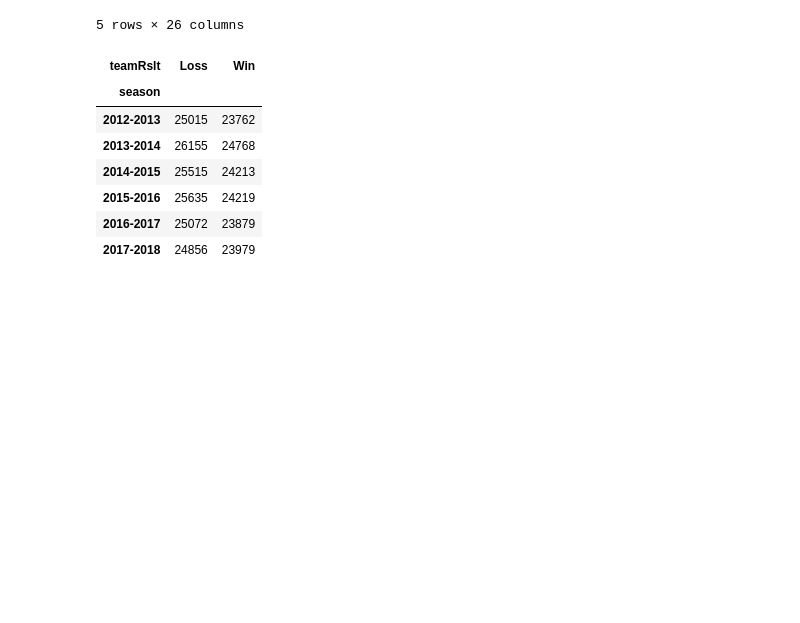
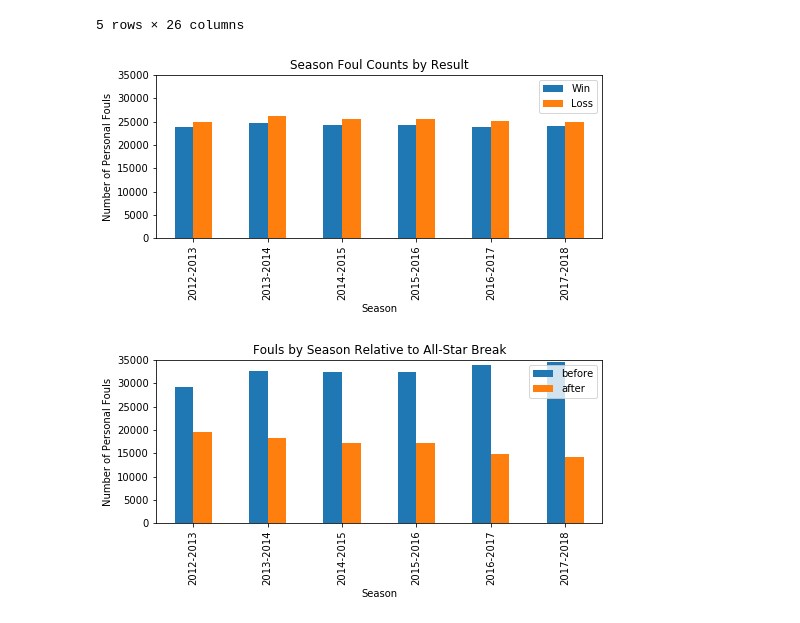
Before and after one commit to carlymckelvy/NBA_fouls, a Jupyter notebook: NBA Foul Call DATA ANALYSIS.ipynb, the cells around one changed output. Drawn from its saved outputs; the diff is of its cells as text; code cells hidden in the pictures; blank space fills up the shorter version.

Commit message:
added output file for plots

```diff
--- a/NBA Foul Call DATA ANALYSIS.ipynb
+++ b/NBA Foul Call DATA ANALYSIS.ipynb
@@ -138,12 +136,34 @@ season_df = by_season["teamPF"].sum()
 season_wl = pd.DataFrame(season_df).reset_index()
 season_wl = season_wl.set_index(["season", "teamRslt"])["teamPF"].unstack()
 season_wl
+
+season_wl[["Win", "Loss"]].plot(kind="bar", figsize=(8,3)).legend(loc="upper right")
+plt.title("Season Foul Counts by Result")
+plt.ylabel("Number of Personal Fouls")
+plt.xlabel("Season")
+plt.ylim(0,35000)
+
+plt.savefig("output_data/foulsbyresult")
 # %% [output]
-| teamRslt | Loss | Win |
-| season |  |  |
-| 2012-2013 | 25015 | 23762 |
-| 2013-2014 | 26155 | 24768 |
-| 2014-2015 | 25515 | 24213 |
-| 2015-2016 | 25635 | 24219 |
-| 2016-2017 | 25072 | 23879 |
-| 2017-2018 | 24856 | 23979 |
+[figure, added]
+# %%
+#Plot fouls of by season relative to all-star break (sum)
+
+by_break_sum = sorted_df.groupby(["season", "all-star break"])
+by_break_sum["teamPF"].sum()
+break_df_sum = by_break_sum["teamPF"].sum()
+break_df_sum
+
+season_break_sum = pd.DataFrame(break_df_sum).reset_index()
+season_break_sum = season_break_sum.set_index(["season", "all-star break"])["teamPF"].unstack()
+season_break_sum
+
+season_break_sum[["before", "after"]].plot(kind="bar", figsize=(8,3)).legend(loc="upper right")
+plt.title("Fouls by Season Relative to All-Star Break")
+plt.ylabel("Number of Personal Fouls")
+plt.xlabel("Season")
+plt.ylim(0,35000)
+
+plt.savefig("output_data/foulsbybreaksum")
+# %% [output]
+[figure, added]
```
Also changed, not shown: parts of 14 cells of this notebook, 7 other files.
